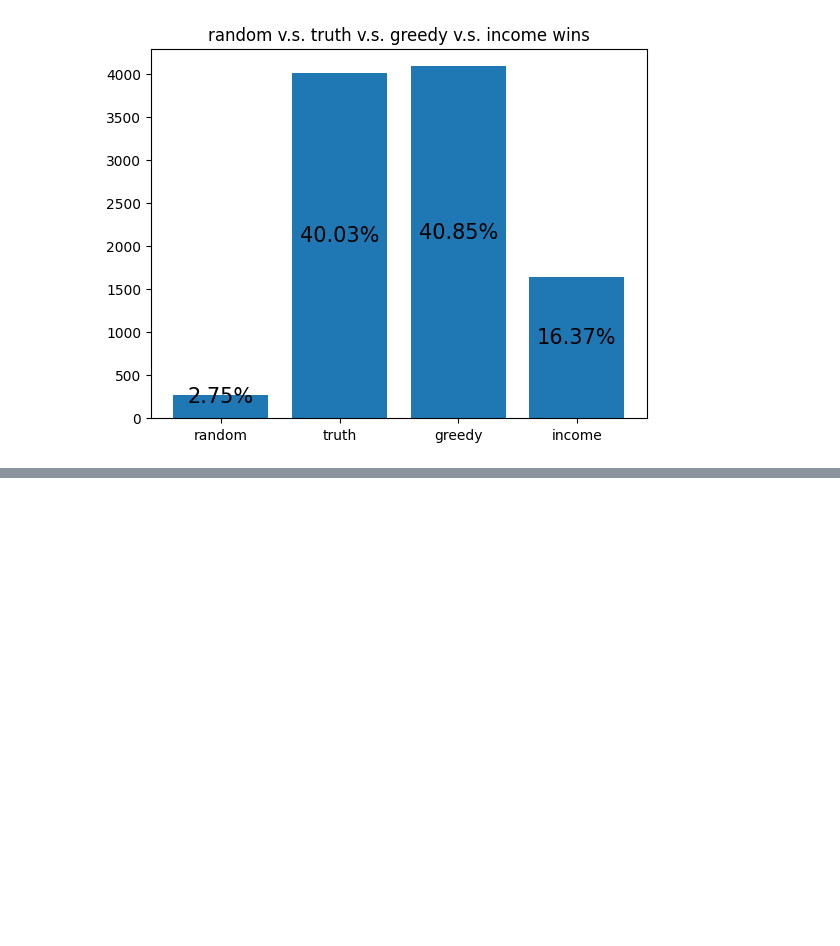
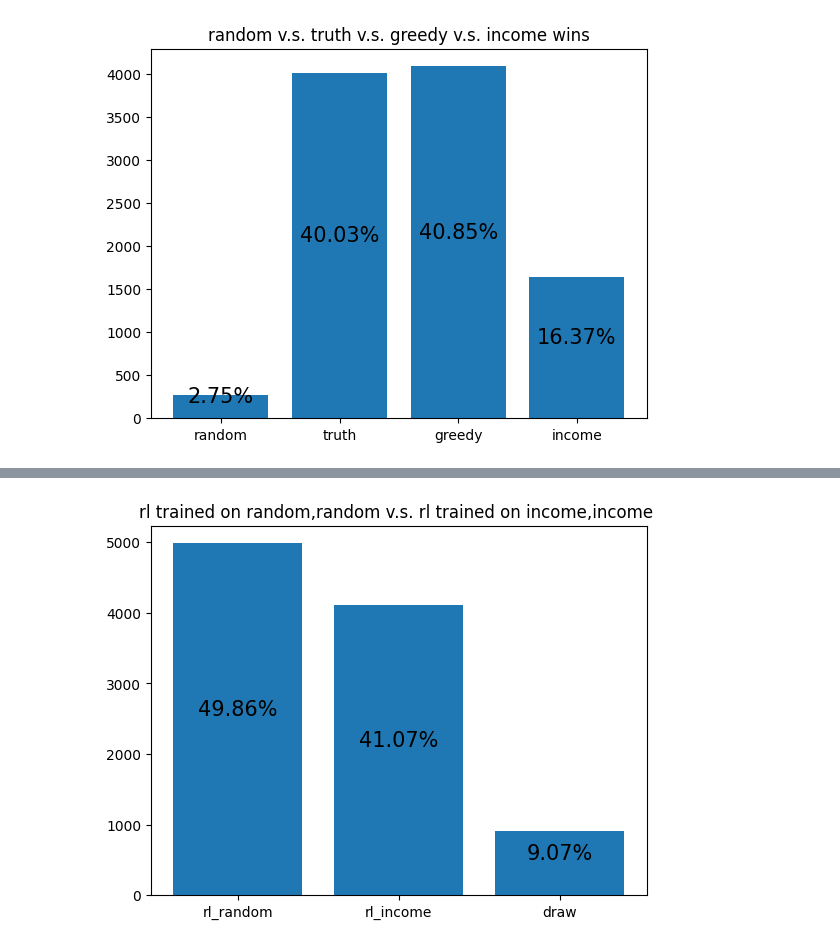
Before and after one commit to riensou/coup, a Jupyter notebook: simulate.ipynb, the cells around one changed output, grey strips where cells are left out. Saved outputs shown, nothing was run; the diff lists cells and outputs as text; code cells hidden in the pictures; blank space fills up the shorter version.

```diff
--- a/simulate.ipynb
+++ b/simulate.ipynb
@@ -128,0 +146,10 @@ plot_winners(winners, player_types, "random v.s. truth v.s. greedy v.s. income w
+# %%
+RL_RANDOM_FUNCS = {'decision_fn': get_rl_decision(load_model(2, 'models/2-5000-random'), 'rl_player_random'), 'block_fn': income_block, 'dispose_fn': random_dispose, 'keep_fn': random_keep}
+RL_INCOME_FUNCS = {'decision_fn': get_rl_decision(load_model(2, 'models/2-5000-income'), 'rl_player_income'), 'block_fn': income_block, 'dispose_fn': random_dispose, 'keep_fn': random_keep}
+
+players = [Player('rl_player_random', RL_RANDOM_FUNCS), Player('rl_player_income', RL_INCOME_FUNCS)]
+player_types = {'rl_player_random': 'rl_random', 'rl_player_income': 'rl_income', 'draw': 'draw'}
+winners = run_simulation(players)
+plot_winners(winners, player_types, "rl trained on random,random v.s. rl trained on income,income ")
+# %% [output]
+[figure, added]
```
Also changed, not shown: parts of 6 cells of this notebook, 9 other files.
